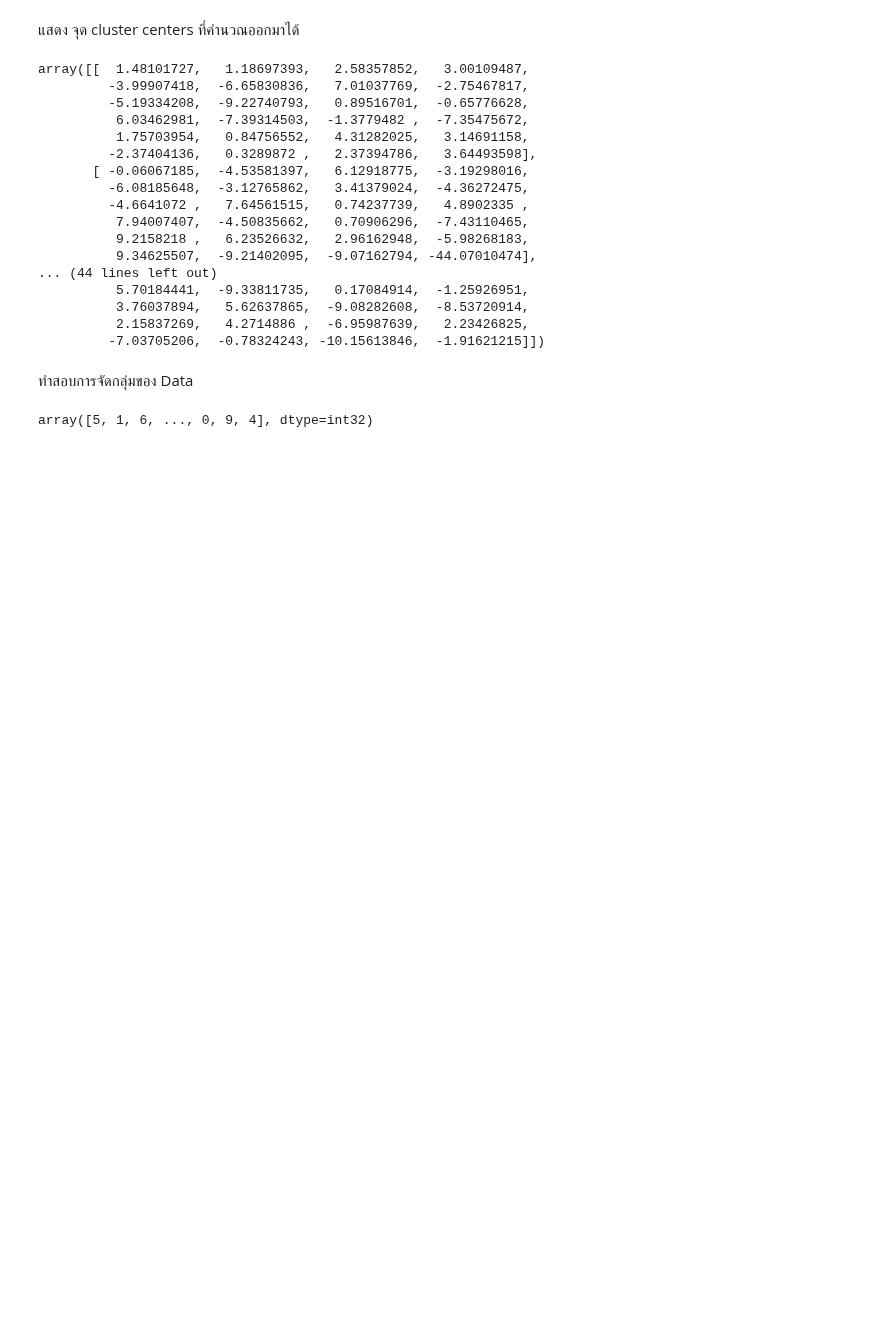
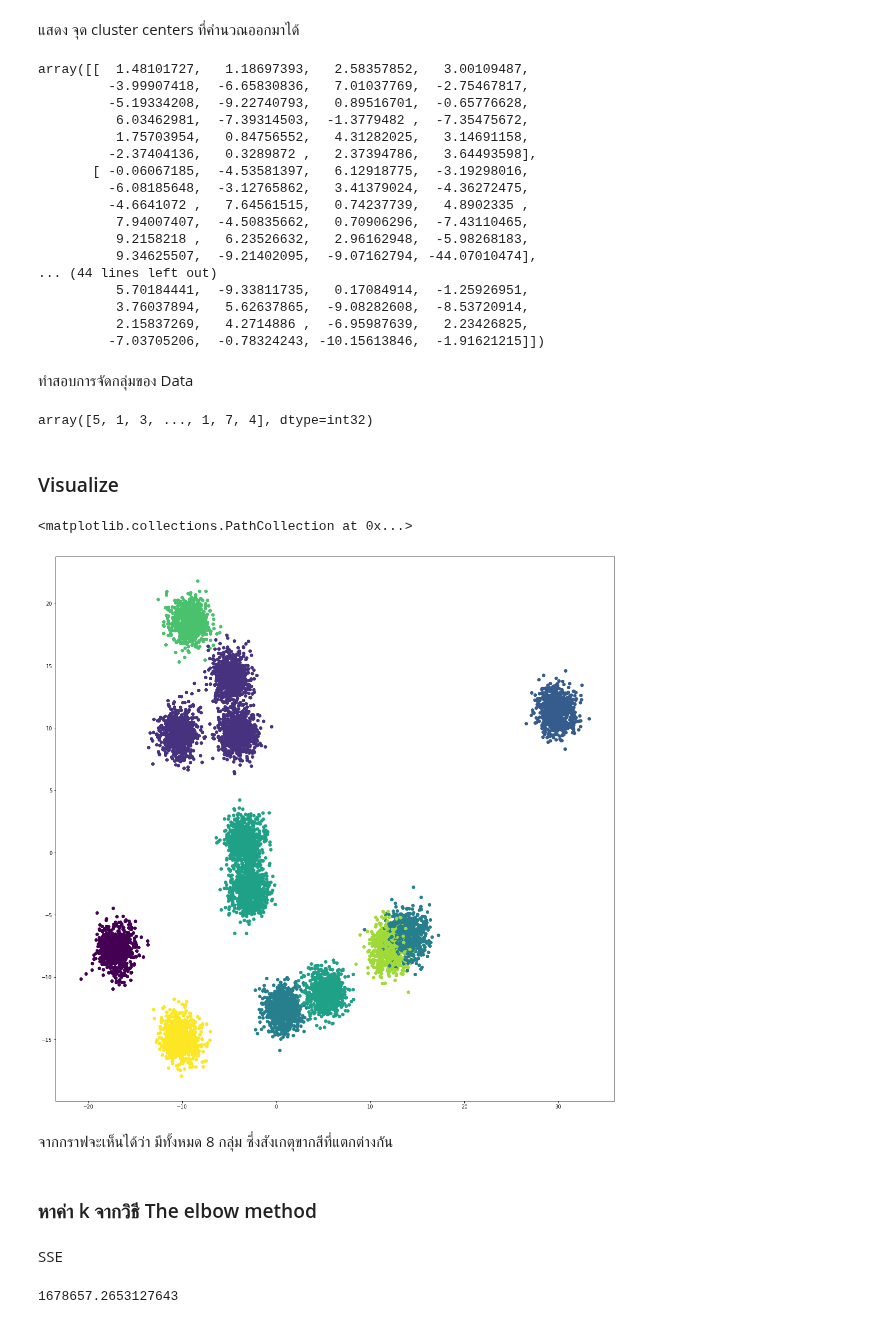
Before and after one commit to Pornchita2541/Multivariate, a Jupyter notebook: สอบปลายภาค.ipynb, the cells around one changed output. Cells and saved outputs as stored; diff of their text form; code cells hidden in the pictures; blank space fills up the shorter version.

```diff
--- a/สอบปลายภาค.ipynb
+++ b/สอบปลายภาค.ipynb
@@ -61,0 +101,3 @@ Data
+# %%
+DataD = Data.iloc[:,1:21]
+DataD
@@ -84,0 +138,2 @@ KMeans(algorithm='auto', copy_x=True, init='k-means++', max_iter=300,
+# %%
+kmeans.fit(DataD)
@@ -107,7 +166,35 @@ array([[  1.48101727,   1.18697393,   2.58357852,   3.00109487,
 # %% [markdown]
 ทำสอบการจัดกลุ่มของ Data
 # %%
-y = kmeans.predict(Data)
+y = kmeans.predict(DataD)
 y
 # %% [output]
-array([5, 1, 6, ..., 0, 9, 4], dtype=int32)
+array([5, 1, 3, ..., 1, 7, 4], dtype=int32)
+# %% [markdown]
+### Visualize
+# %%
+from sklearn.decomposition import PCA
+pca = PCA(n_components = 2)
+new_pca = pca.fit_transform(DataD)
+from matplotlib import pyplot as plt
+import matplotlib
+# %%
+matplotlib.rcParams['figure.figsize']=[20,20]
+# %%
+kmeans = KMeans(random_state=2021)
+kmeans.fit(DataD)
+a = kmeans.predict(DataD)
+plt.scatter(new_pca[:,0],new_pca[:,1], c=a)
+# %% [output]
+<matplotlib.collections.PathCollection at 0x...>
+[figure, added]
+# %% [markdown]
+จากกราฟจะเห็นได้ว่า มีทั้งหมด 8 กลุ่ม ซึ่งสังเกตุขากสีที่แตกต่างกัน
+# %% [markdown]
+### หาค่า k จากวิธี The elbow method
+# %% [markdown]
+SSE
+# %%
+kmeans.inertia_
+# %% [output]
+1678657.2653127643
```
Also changed, not shown: parts of 25 cells of this notebook.
